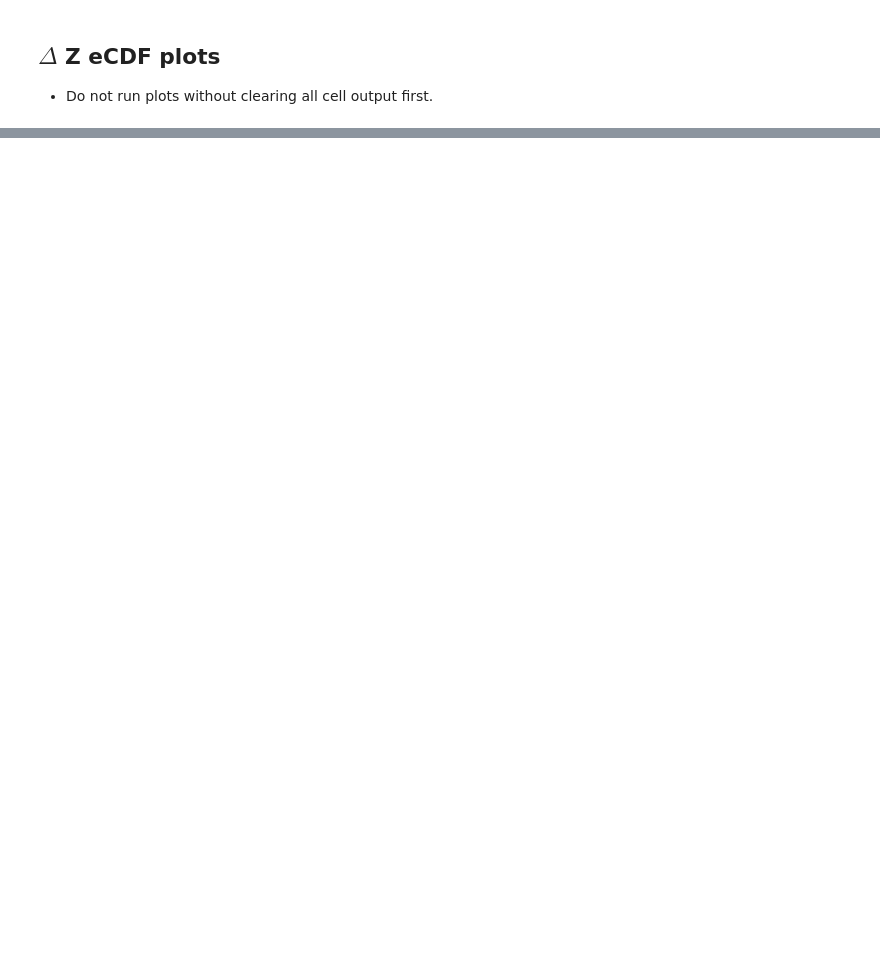
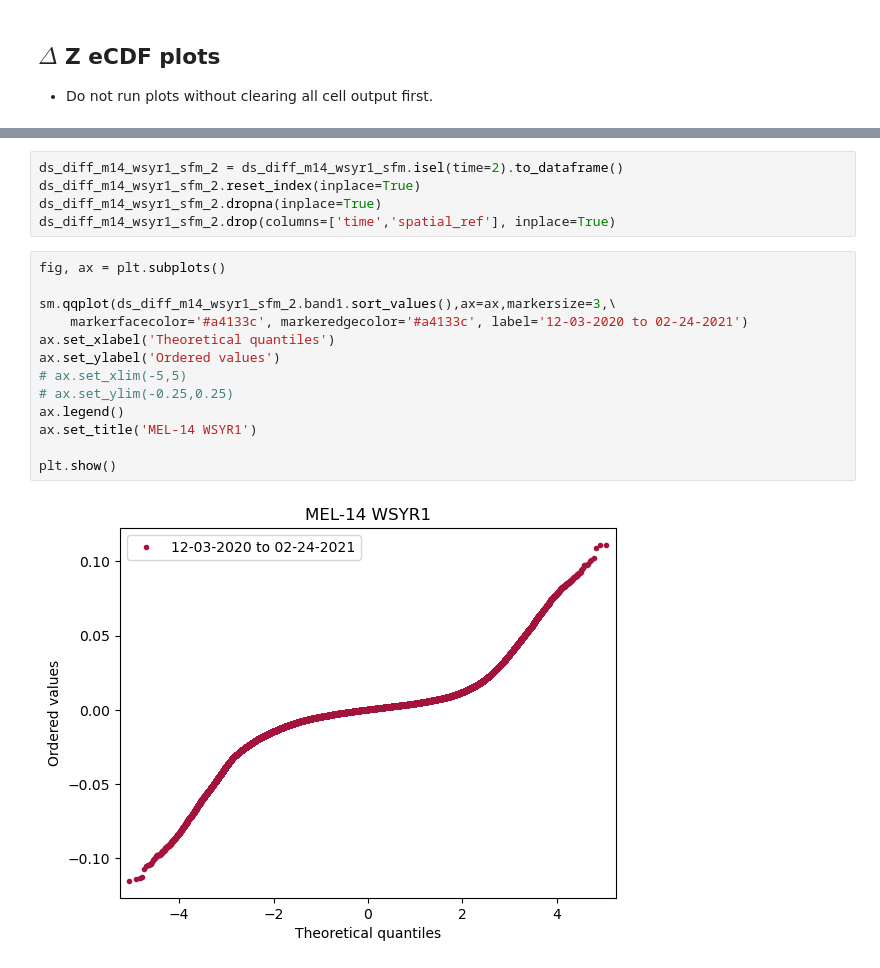
Before and after one commit to amanaster2/micro_diff, a Jupyter notebook: notebooks/stats.ipynb, the cells around one changed output, grey strips where cells are left out. Saved outputs shown, nothing was run; the diff lists cells and outputs as text; blank space fills up the shorter version.

```diff
--- a/notebooks/stats.ipynb
+++ b/notebooks/stats.ipynb
@@ -237,0 +168,20 @@ ds_diff_k13_wsyr1_lidar_2
+# %%
+ds_diff_m14_wsyr1_sfm_2 = ds_diff_m14_wsyr1_sfm.isel(time=2).to_dataframe()
+ds_diff_m14_wsyr1_sfm_2.reset_index(inplace=True)
+ds_diff_m14_wsyr1_sfm_2.dropna(inplace=True)
+ds_diff_m14_wsyr1_sfm_2.drop(columns=['time','spatial_ref'], inplace=True)
+# %%
+fig, ax = plt.subplots()
+
+sm.qqplot(ds_diff_m14_wsyr1_sfm_2.band1.sort_values(),ax=ax,markersize=3,\
+    markerfacecolor='#a4133c', markeredgecolor='#a4133c', label='12-03-2020 to 02-24-2021')
+ax.set_xlabel('Theoretical quantiles')
+ax.set_ylabel('Ordered values')
+# ax.set_xlim(-5,5)
+# ax.set_ylim(-0.25,0.25)
+ax.legend()
+ax.set_title('MEL-14 WSYR1')
+
+plt.show()
+# %% [output]
+[figure, added]
```
Also changed, not shown: parts of 36 cells of this notebook.
